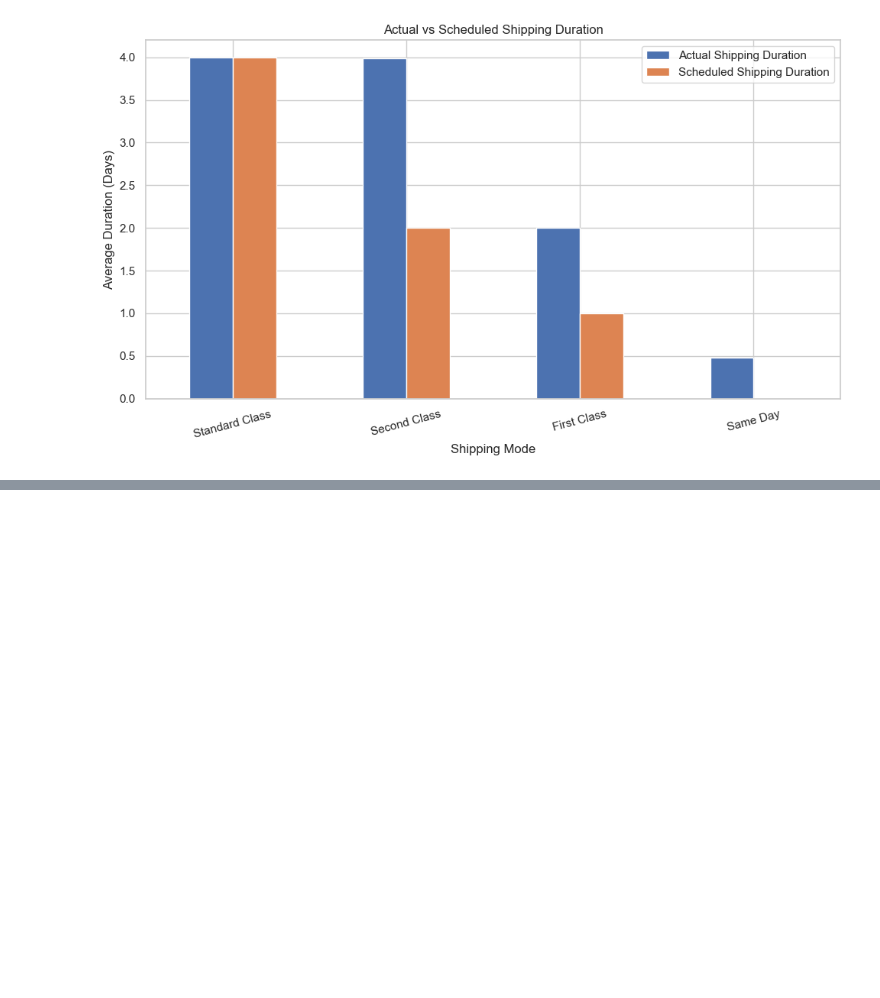
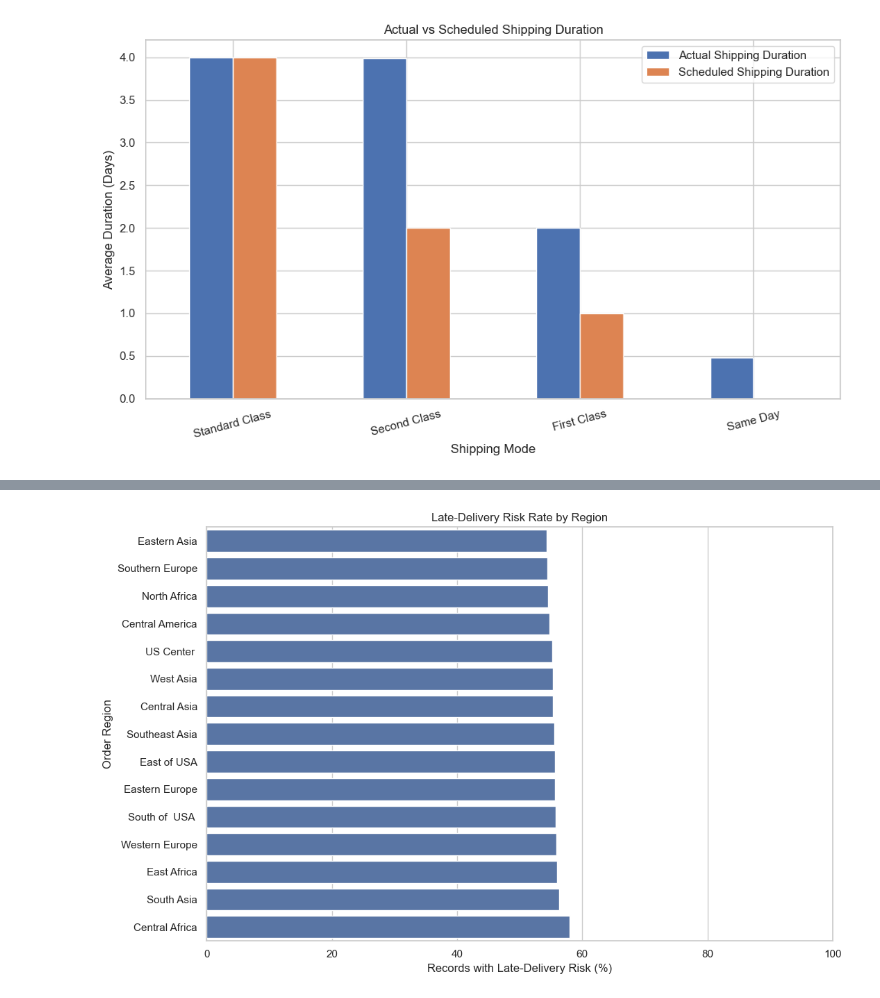
Before and after one commit to divyamohan6388-droid/Logistics-Analytics-Shipment-Delay-Prediction, a Jupyter notebook: notebooks/02_eda.ipynb, the cells around one changed output, grey strips where cells are left out. Saved outputs shown, nothing was run; the diff lists cells and outputs as text; code cells hidden in the pictures; blank space fills up the shorter version.

```diff
--- a/notebooks/02_eda.ipynb
+++ b/notebooks/02_eda.ipynb
@@ -127,0 +174,12 @@ plt.show()
+# %%
+# analysing geographical differences
+risk_by_region = (
+    df_clean.groupby("Order Region")["Late_delivery_risk"]
+    .agg(["mean", "count"])
+)
+
+risk_by_region["risk_rate_pct"] = risk_by_region["mean"] * 100
+
+risk_by_region = risk_by_region.sort_values("risk_rate_pct", ascending=False)
+
+risk_by_region.head(15).round(2)
@@ -127,0 +204,23 @@ plt.show()
+# %%
+# creating regional chart
+top_regions = risk_by_region.head(15).sort_values(
+    "risk_rate_pct",
+    ascending=True
+)
+
+plt.figure(figsize=(11, 7))
+
+sns.barplot(
+    data=top_regions,
+    x="risk_rate_pct",
+    y=top_regions.index
+)
+
+plt.title("Late-Delivery Risk Rate by Region")
+plt.xlabel("Records with Late-Delivery Risk (%)")
+plt.ylabel("Order Region")
+plt.xlim(0, 100)
+plt.tight_layout()
+plt.show()
+# %% [output]
+[figure, added]
```
Also changed, not shown: parts of 8 cells of this notebook.
